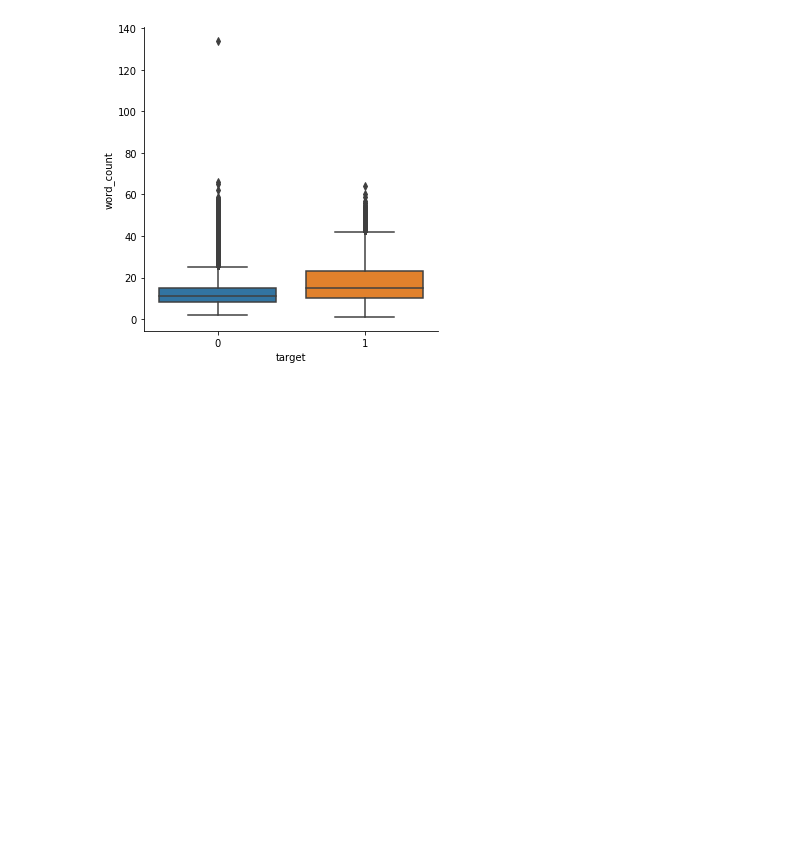
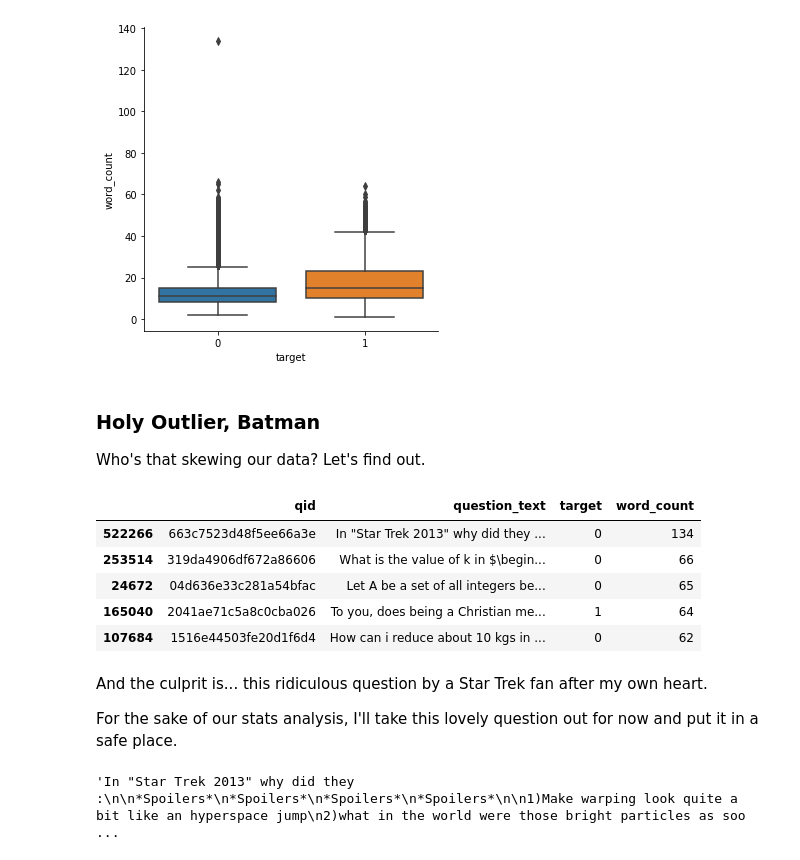
Before and after one commit to mbstone/Quora-Kaggle-Competition, a Jupyter notebook: Quora Kaggle Exploratory Data Analysis.ipynb, the cells around one changed output. Drawn from its saved outputs; the diff is of its cells as text; code cells hidden in the pictures; blank space fills up the shorter version.

```diff
--- a/Quora Kaggle Exploratory Data Analysis.ipynb
+++ b/Quora Kaggle Exploratory Data Analysis.ipynb
@@ -167,3 +167,23 @@ train_words.head()
 sns.catplot(x="target", y="word_count", kind = "box", data=train_words);
 # %% [output]
 [figure]
+# %% [markdown]
+### Holy Outlier, Batman
+Who's that skewing our data? Let's find out.
+# %%
+train_words.sort_values(by =["word_count"], ascending = False).head()
+# %% [output]
+|  | qid | question_text | target | word_count |
+| 522266 | 663c7523d48f5ee66a3e | In "Star Trek 2013" why did they ... | 0 | 134 |
+| 253514 | 319da4906df672a86606 | What is the value of k in $\begin... | 0 | 66 |
+| 24672 | 04d636e33c281a54bfac | Let A be a set of all integers be... | 0 | 65 |
+| 165040 | 2041ae71c5a8c0cba026 | To you, does being a Christian me... | 1 | 64 |
+| 107684 | 1516e44503fe20d1f6d4 | How can i reduce about 10 kgs in ... | 0 | 62 |
+# %% [markdown]
+And the culprit is... this ridiculous question by a Star Trek fan after my own heart.
+
+For the sake of our stats analysis, I'll take this lovely question out for now and put it in a safe place.
+# %%
+train_words.iloc[522266,1]
+# %% [output]
+'In "Star Trek 2013" why did they :\n\n*Spoilers*\n*Spoilers*\n*Spoilers*\n*Spoilers*\n\n1)Make warping look quite a bit like an hyperspace jump\n2)what in the world were those bright particles as soo ...
```
Also changed, not shown: parts of 4 cells of this notebook.
